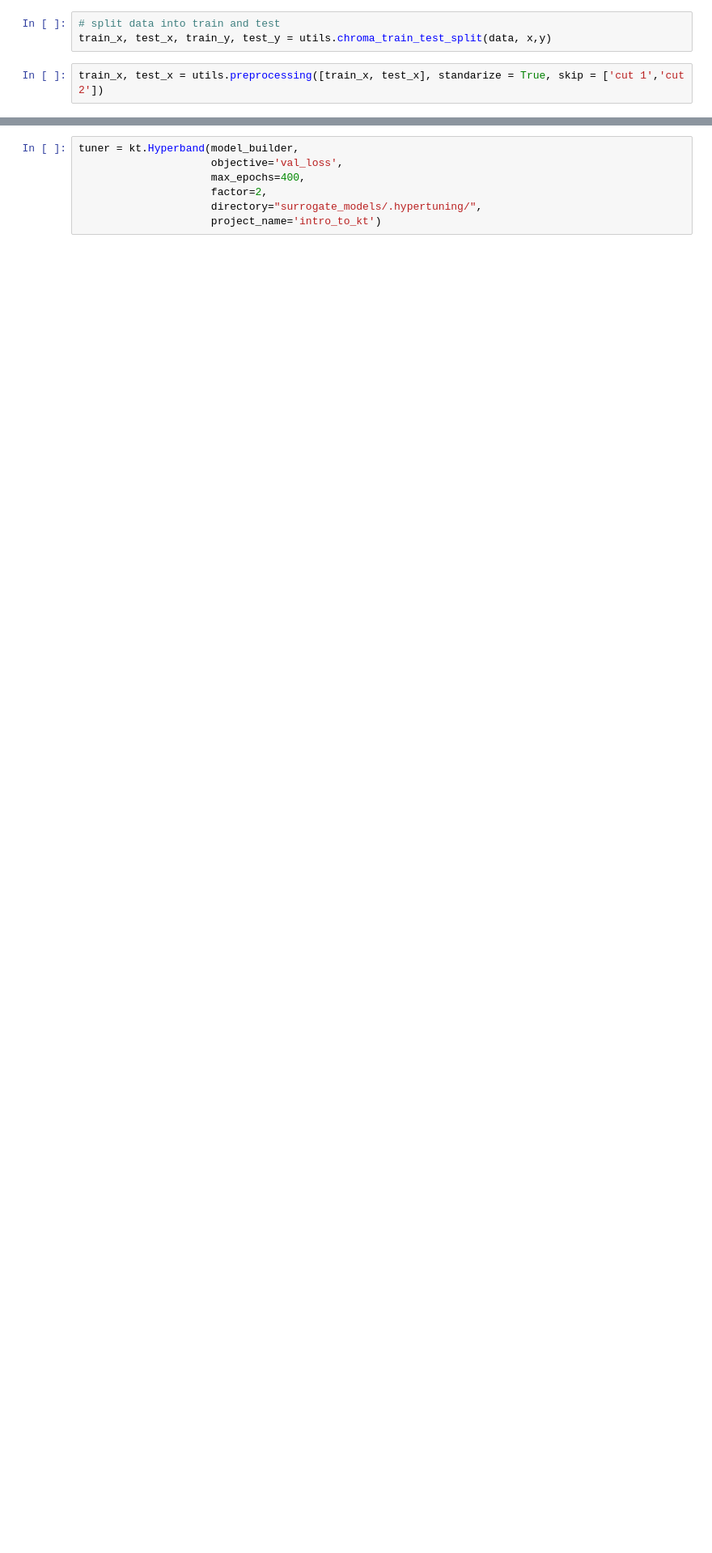
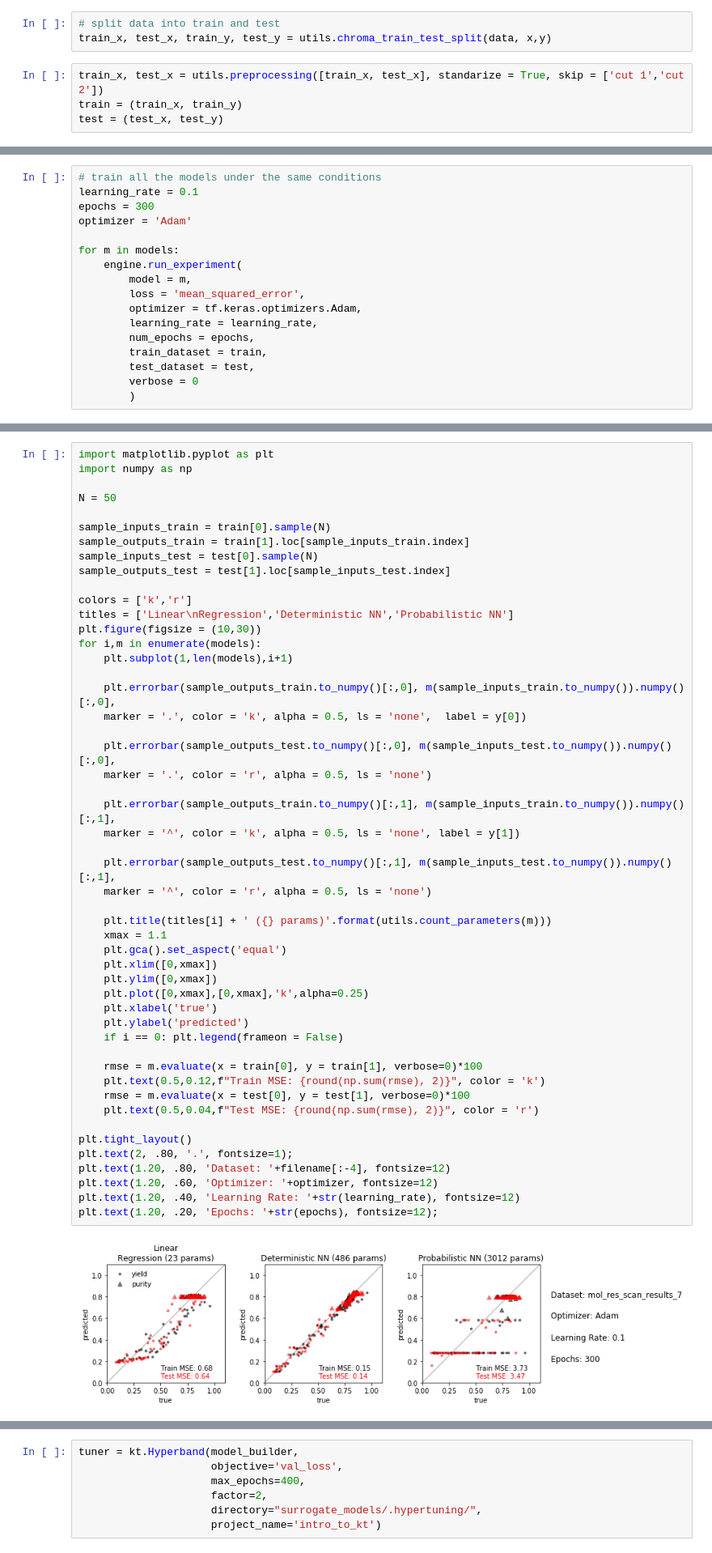
Before and after one commit to Just-DIRECT-Capstone/Protein-Purification-Model-Public, a Jupyter notebook: surrogate_models/notebooks/dab_pbnn.ipynb, the cells around one changed output, grey strips where cells are left out. Shown at 81% size. Cells and saved outputs as stored; diff of their text form; blank space fills up the shorter version.

Commit message:
quick model check results_7

```diff
--- a/surrogate_models/notebooks/dab_pbnn.ipynb
+++ b/surrogate_models/notebooks/dab_pbnn.ipynb
@@ -38,3 +41,5 @@ y = data.columns[2:4]
 train_x, test_x, train_y, test_y = utils.chroma_train_test_split(data, x,y)
 # %%
 train_x, test_x = utils.preprocessing([train_x, test_x], standarize = True, skip = ['cut 1','cut 2'])
+train = (train_x, train_y)
+test = (test_x, test_y)
@@ -78,0 +91,17 @@ Test MSE: 3.944
+# %%
+# train all the models under the same conditions
+learning_rate = 0.1
+epochs = 300
+optimizer = 'Adam'
+
+for m in models:
+    engine.run_experiment(
+        model = m,
+        loss = 'mean_squared_error',
+        optimizer = tf.keras.optimizers.Adam,
+        learning_rate = learning_rate,
+        num_epochs = epochs,
+        train_dataset = train,
+        test_dataset = test,
+        verbose = 0
+        )
@@ -79,3 +125,55 @@ Test MSE: 3.944
+# %%
+import matplotlib.pyplot as plt
+import numpy as np
+
+N = 50
+
+sample_inputs_train = train[0].sample(N)
+sample_outputs_train = train[1].loc[sample_inputs_train.index]
+sample_inputs_test = test[0].sample(N)
+sample_outputs_test = test[1].loc[sample_inputs_test.index]
+
+colors = ['k','r']
+titles = ['Linear\nRegression','Deterministic NN','Probabilistic NN']
+plt.figure(figsize = (10,30))
+for i,m in enumerate(models):
+    plt.subplot(1,len(models),i+1)
+
+    plt.errorbar(sample_outputs_train.to_numpy()[:,0], m(sample_inputs_train.to_numpy()).numpy()[:,0],
+    marker = '.', color = 'k', alpha = 0.5, ls = 'none',  label = y[0])
+
+    plt.errorbar(sample_outputs_test.to_numpy()[:,0], m(sample_inputs_test.to_numpy()).numpy()[:,0],
+    marker = '.', color = 'r', alpha = 0.5, ls = 'none')
+
+    plt.errorbar(sample_outputs_train.to_numpy()[:,1], m(sample_inputs_train.to_numpy()).numpy()[:,1],
+    marker = '^', color = 'k', alpha = 0.5, ls = 'none', label = y[1])
+
+    plt.errorbar(sample_outputs_test.to_numpy()[:,1], m(sample_inputs_test.to_numpy()).numpy()[:,1],
+    marker = '^', color = 'r', alpha = 0.5, ls = 'none')
+
+    plt.title(titles[i] + ' ({} params)'.format(utils.count_parameters(m)))
+    xmax = 1.1
+    plt.gca().set_aspect('equal')
+    plt.xlim([0,xmax])
+    plt.ylim([0,xmax])
+    plt.plot([0,xmax],[0,xmax],'k',alpha=0.25)
+    plt.xlabel('true')
+    plt.ylabel('predicted')
+    if i == 0: plt.legend(frameon = False)
+
+    rmse = m.evaluate(x = train[0], y = train[1], verbose=0)*100
+    plt.text(0.5,0.12,f"Train MSE: {round(np.sum(rmse), 2)}", color = 'k')
+    rmse = m.evaluate(x = test[0], y = test[1], verbose=0)*100
+    plt.text(0.5,0.04,f"Test MSE: {round(np.sum(rmse), 2)}", color = 'r')
+
+plt.tight_layout()
+plt.text(2, .80, '.', fontsize=1);
+plt.text(1.20, .80, 'Dataset: '+filename[:-4], fontsize=12)
+plt.text(1.20, .60, 'Optimizer: '+optimizer, fontsize=12)
+plt.text(1.20, .40, 'Learning Rate: '+str(learning_rate), fontsize=12)
+plt.text(1.20, .20, 'Epochs: '+str(epochs), fontsize=12);
+# %% [output]
+[figure, added]
 # %%
 def model_builder(hp):
     hp_layers = hp.Int('layers', min_value=2, max_value=10)
```
Also changed, not shown: parts of 8 cells of this notebook.
